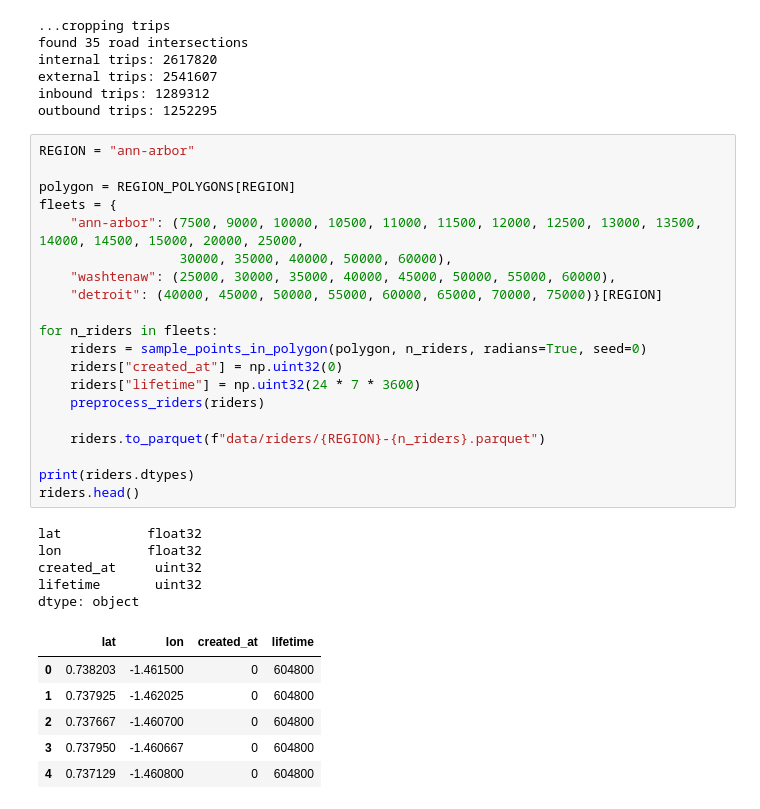
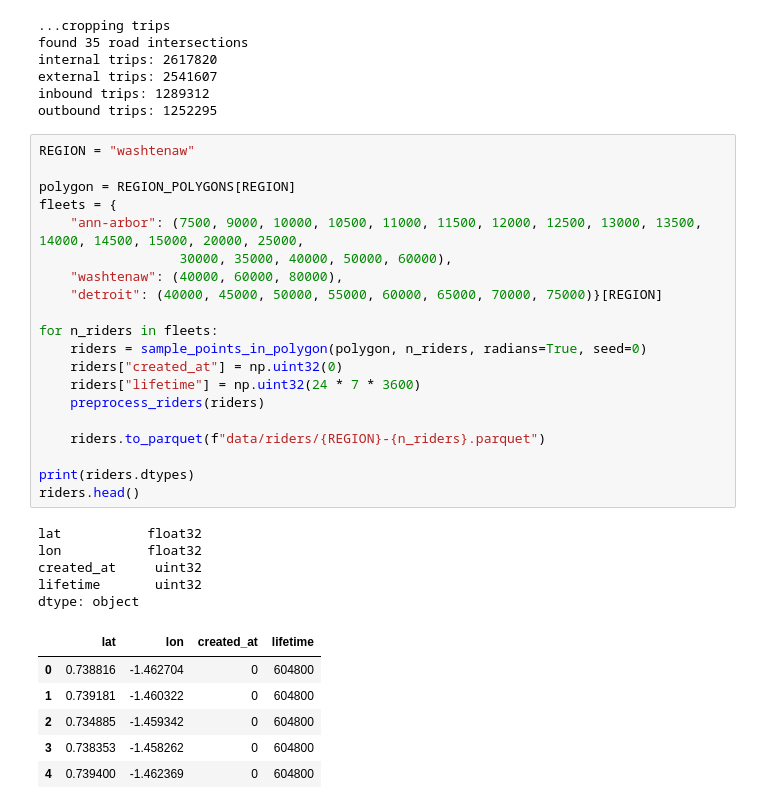
Before and after one commit to BhavyeMathur/av-sim, a Jupyter notebook: semcog-inputs.ipynb, the cells around one changed output. Drawn from its saved outputs; the diff is of its cells as text.

```diff
--- a/semcog-inputs.ipynb
+++ b/semcog-inputs.ipynb
@@ -202,34 +202,34 @@ external trips: 2541607
 inbound trips: 1289312
 outbound trips: 1252295
 # %%
-REGION = "ann-arbor"
+REGION = "washtenaw"
 
 polygon = REGION_POLYGONS[REGION]
 fleets = {
     "ann-arbor": (7500, 9000, 10000, 10500, 11000, 11500, 12000, 12500, 13000, 13500, 14000, 14500, 15000, 20000, 25000,
                   30000, 35000, 40000, 50000, 60000),
-    "washtenaw": (25000, 30000, 35000, 40000, 45000, 50000, 55000, 60000),
+    "washtenaw": (40000, 60000, 80000),
     "detroit": (40000, 45000, 50000, 55000, 60000, 65000, 70000, 75000)}[REGION]
 
 for n_riders in fleets:
     riders = sample_points_in_polygon(polygon, n_riders, radians=True, seed=0)
     riders["created_at"] = np.uint32(0)
     riders["lifetime"] = np.uint32(24 * 7 * 3600)
     preprocess_riders(riders)
 
     riders.to_parquet(f"data/riders/{REGION}-{n_riders}.parquet")
 
 print(riders.dtypes)
 riders.head()
 # %% [output]
 lat           float32
 lon           float32
 created_at     uint32
 lifetime       uint32
 dtype: object
 |  | lat | lon | created_at | lifetime |
-| 0 | 0.738203 | -1.461500 | 0 | 604800 |
-| 1 | 0.737925 | -1.462025 | 0 | 604800 |
-| 2 | 0.737667 | -1.460700 | 0 | 604800 |
-| 3 | 0.737950 | -1.460667 | 0 | 604800 |
-| 4 | 0.737129 | -1.460800 | 0 | 604800 |
+| 0 | 0.738816 | -1.462704 | 0 | 604800 |
+| 1 | 0.739181 | -1.460322 | 0 | 604800 |
+| 2 | 0.734885 | -1.459342 | 0 | 604800 |
+| 3 | 0.738353 | -1.458262 | 0 | 604800 |
+| 4 | 0.739400 | -1.462369 | 0 | 604800 |
```
Also changed, not shown: 9 other files.
